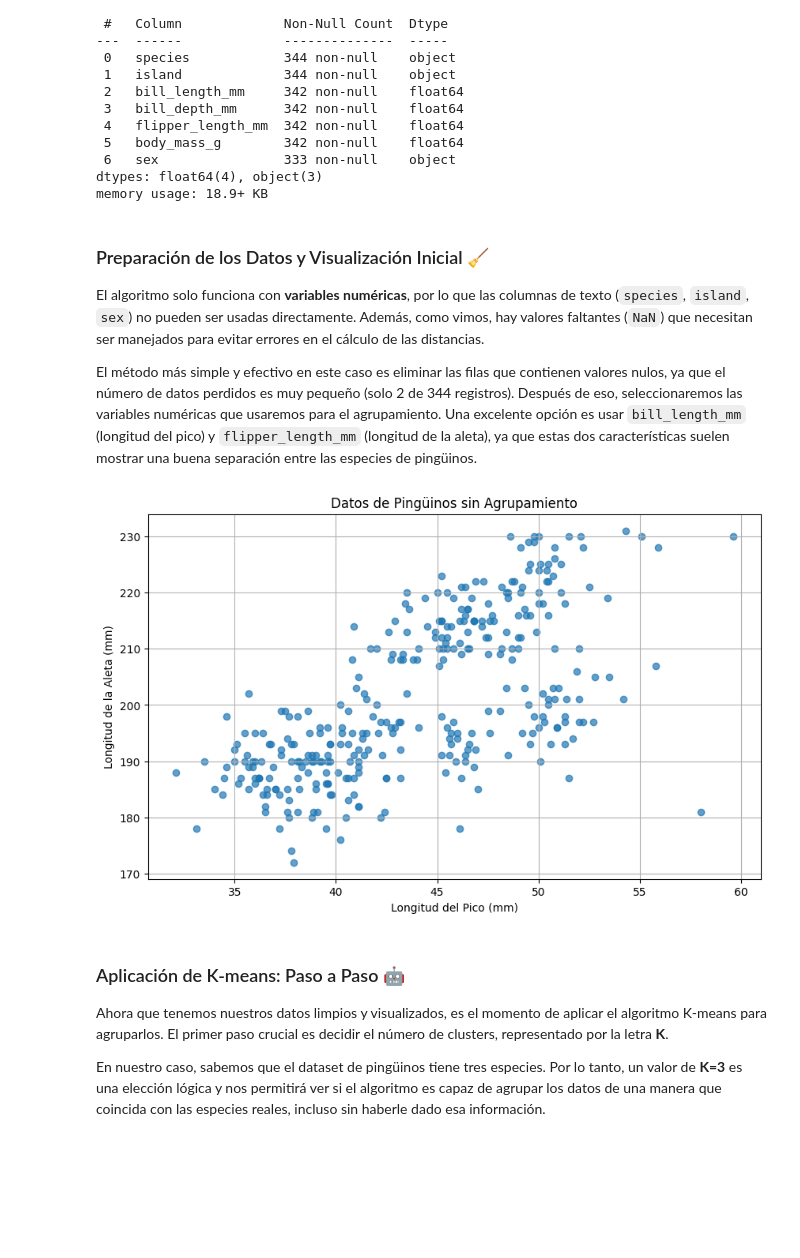
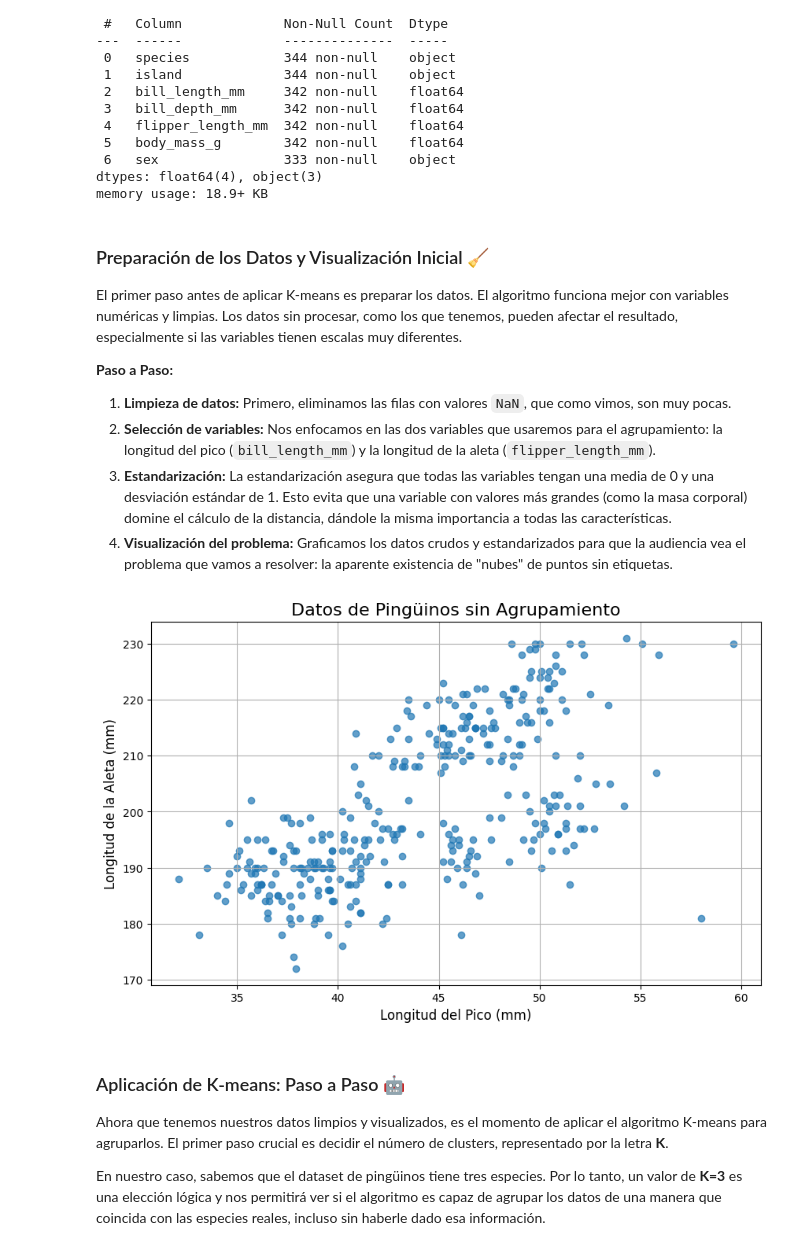
Before and after one commit to valenlopezzz04/K-means-Expo, a Jupyter notebook: K_means.ipynb, the cells around one changed output. Drawn from its saved outputs; the diff is of its cells as text; code cells hidden in the pictures; blank space fills up the shorter version.

```diff
--- a/K_means.ipynb
+++ b/K_means.ipynb
@@ -75,34 +75,42 @@ Data columns (total 7 columns):
 dtypes: float64(4), object(3)
 memory usage: 18.9+ KB
 # %% [markdown]
-
-
 ###  Preparación de los Datos y Visualización Inicial 🧹
 
- El algoritmo solo funciona con **variables numéricas**, por lo que las columnas de texto (`species`, `island`, `sex`) no pueden ser usadas directamente. Además, como vimos, hay valores faltantes (`NaN`) que necesitan ser manejados para evitar errores en el cálculo de las distancias.
+El primer paso antes de aplicar K-means es preparar los datos. El algoritmo funciona mejor con variables numéricas y limpias. Los datos sin procesar, como los que tenemos, pueden afectar el resultado, especialmente si las variables tienen escalas muy diferentes.
 
-El método más simple y efectivo en este caso es eliminar las filas que contienen valores nulos, ya que el número de datos perdidos es muy pequeño (solo 2 de 344 registros). Después de eso, seleccionaremos las variables numéricas que usaremos para el agrupamiento. Una excelente opción es usar `bill_length_mm` (longitud del pico) y `flipper_length_mm` (longitud de la aleta), ya que estas dos características suelen mostrar una buena separación entre las especies de pingüinos.
+**Paso a Paso:**
+
+1.  **Limpieza de datos:** Primero, eliminamos las filas con valores `NaN`, que como vimos, son muy pocas.
+2.  **Selección de variables:** Nos enfocamos en las dos variables que usaremos para el agrupamiento: la longitud del pico (`bill_length_mm`) y la longitud de la aleta (`flipper_length_mm`).
+3.  **Estandarización:**  La estandarización asegura que todas las variables tengan una media de 0 y una desviación estándar de 1. Esto evita que una variable con valores más grandes (como la masa corporal) domine el cálculo de la distancia, dándole la misma importancia a todas las características.
+4.  **Visualización del problema:** Graficamos los datos crudos y estandarizados para que la audiencia vea el problema que vamos a resolver: la aparente existencia de "nubes" de puntos sin etiquetas.
 # %%
-import matplotlib.pyplot as plt
 import pandas as pd
 import seaborn as sns
+import matplotlib.pyplot as plt
+from sklearn.preprocessing import StandardScaler
+from sklearn.cluster import KMeans
 
-# Eliminar filas con valores nulos para garantizar que K-means funcione correctamente
+# Eliminar filas con valores nulos
 penguins_clean = penguins.dropna()
 
-# Seleccionar las variables numéricas que usaremos para el agrupamiento
+# Seleccionar las variables numéricas
 X = penguins_clean[['bill_length_mm', 'flipper_length_mm']]
+
+scaler = StandardScaler()
+X_scaled = scaler.fit_transform(X)
 
 # Visualización de los datos crudos antes de aplicar el algoritmo
 plt.figure(figsize=(10, 6))
 plt.scatter(X['bill_length_mm'], X['flipper_length_mm'], alpha=0.7)
-plt.title('Datos de Pingüinos sin Agrupamiento')
-plt.xlabel('Longitud del Pico (mm)')
-plt.ylabel('Longitud de la Aleta (mm)')
+plt.title('Datos de Pingüinos sin Agrupamiento', fontsize=16)
+plt.xlabel('Longitud del Pico (mm)', fontsize=12)
+plt.ylabel('Longitud de la Aleta (mm)', fontsize=12)
 plt.grid(True)
 plt.show()
 # %% [output]
-[figure, old version]
+[figure, new version]
 # %% [markdown]
 
 ###  Aplicación de K-means: Paso a Paso 🤖
```
Also changed, not shown: parts of 4 cells of this notebook.
